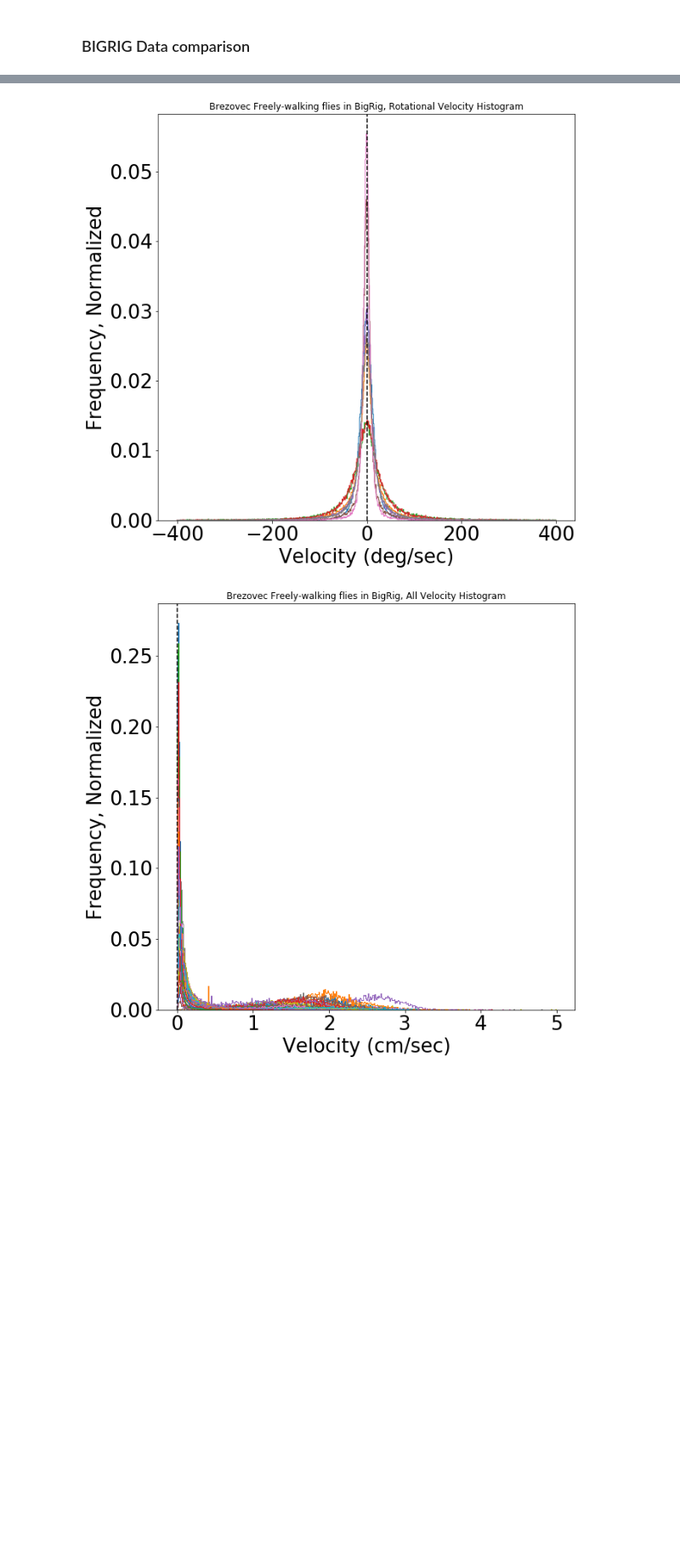
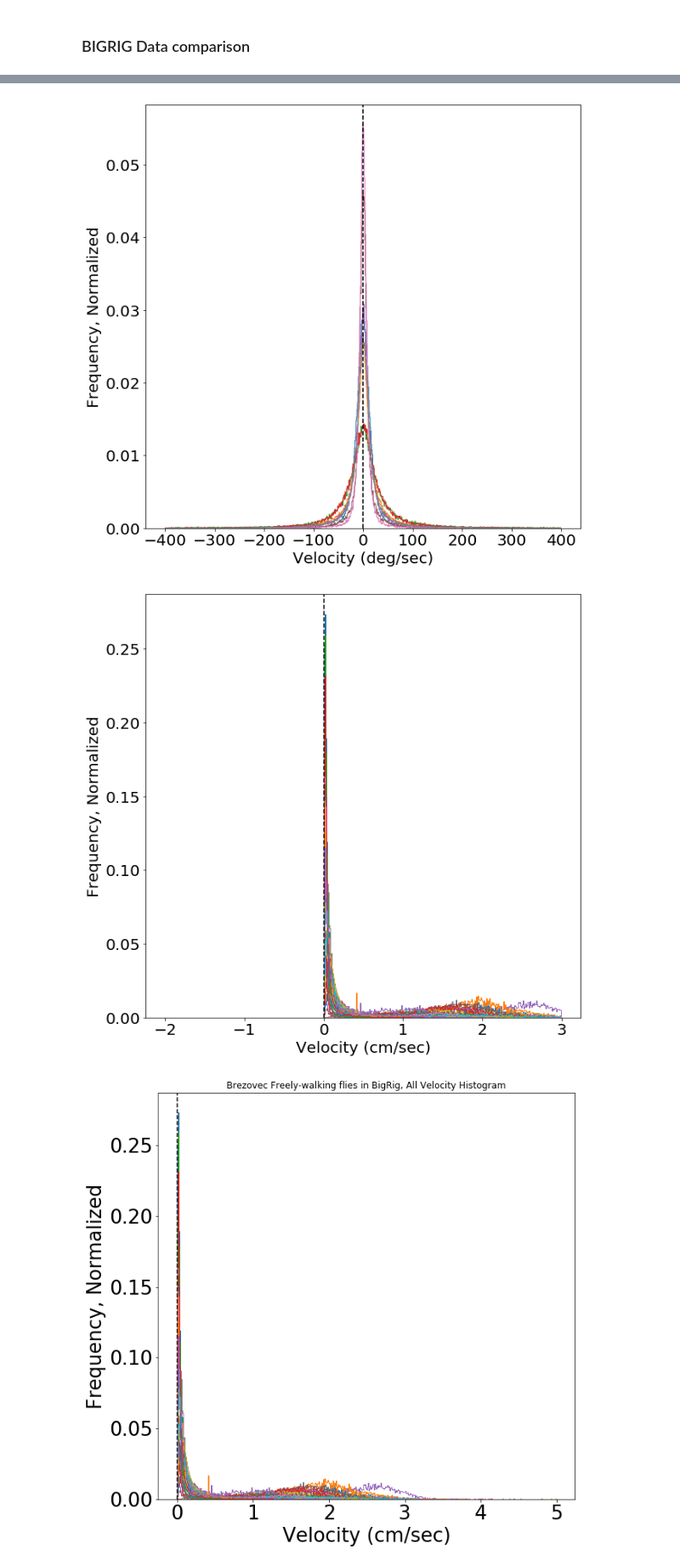
Before and after one commit to bellabrez/bigbadbrain, a Jupyter notebook: jupyter_notebooks/20200817 - Simple fictrac histograms.ipynb, the cells around one changed output, grey strips where cells are left out. Shown: that part at 85% size. Saved outputs shown, nothing was run; the diff lists cells and outputs as text; code cells hidden in the pictures; blank space fills up the shorter version.

```diff
--- a/jupyter_notebooks/20200817 - Simple fictrac histograms.ipynb
+++ b/jupyter_notebooks/20200817 - Simple fictrac histograms.ipynb
@@ -441,7 +445,7 @@ plt.axvline(0,linestyle='--',color='k')
 #plt.ylim(0,.25)
 plt.xlabel('Velocity (deg/sec)')
 plt.ylabel('Frequency, Normalized')
-plt.title('Brezovec Freely-walking flies in BigRig, Rotational Velocity Histogram',fontsize=12)
+#plt.title('Brezovec Freely-walking flies in BigRig, Rotational Velocity Histogram',fontsize=12)
 #plt.plot(0.32405,0.3207,'ko',markersize=10)
 
 save_path = '/oak/stanford/groups/trc/data/Brezovec/2P_Imaging/figs'
@@ -449,7 +453,45 @@ timestr = time.strftime("%Y%m%d-%H%M%S")
 fname = os.path.join(save_path, timestr)
 plt.savefig(fname,dpi=300,bbox_inches='tight')
 # %% [output]
-[figure, old version]
+[figure, new version]
+# %%
+############
+### Plot ###
+############
+
+fig = plt.figure(figsize=(10, 10))
+
+types = ['vertical', 'horizontal', 'checker', 'dark', 'grey', 'bright']
+bins = np.ndarray.tolist(np.arange(-2,3,.01))
+behavior = 'dRotLabY'
+
+for i, type in enumerate(['dark']):
+    for k, fly in enumerate(flies):
+        if fly.x is not None and fly.y is not None:
+            if fly.type == type:
+                #vector = fly.av
+
+
+                vector = fly.v * 100 * 100 # now in cm/sec
+                #vector = vector * 50 # now in deg per sec
+                weights = np.ones_like(vector)/float(len(vector))
+                binned,throwaway,throwaway2=plt.hist(vector,bins,weights=weights,label=str(i),stacked=True, histtype = 'step')
+
+plt.axvline(0,linestyle='--',color='k')
+#plt.title('Visual Stimuli')
+#plt.xlim(0,5)
+#plt.ylim(0,.25)
+plt.xlabel('Velocity (cm/sec)')
+plt.ylabel('Frequency, Normalized')
+#plt.title('Brezovec Freely-walking flies in BigRig, All Velocity Histogram',fontsize=12)
+#plt.plot(0.32405,0.3207,'ko',markersize=10)
+
+save_path = '/oak/stanford/groups/trc/data/Brezovec/2P_Imaging/figs'
+timestr = time.strftime("%Y%m%d-%H%M%S")
+fname = os.path.join(save_path, timestr)
+#plt.savefig(fname,dpi=300,bbox_inches='tight')
+# %% [output]
+[figure, added]
 # %%
 ############
 ### Plot ###
```
Also changed, not shown: parts of 6 cells of this notebook, 44 other files.
